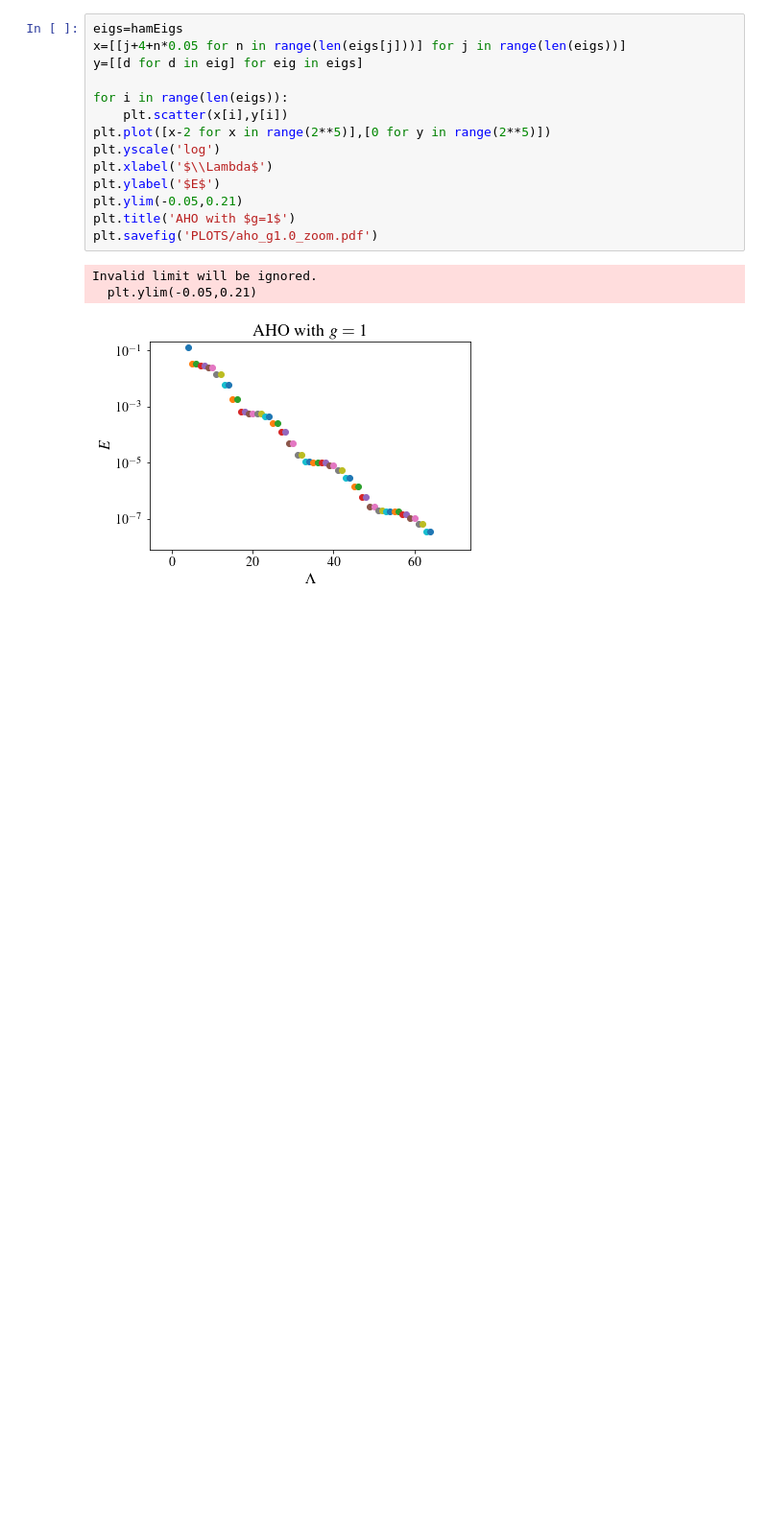
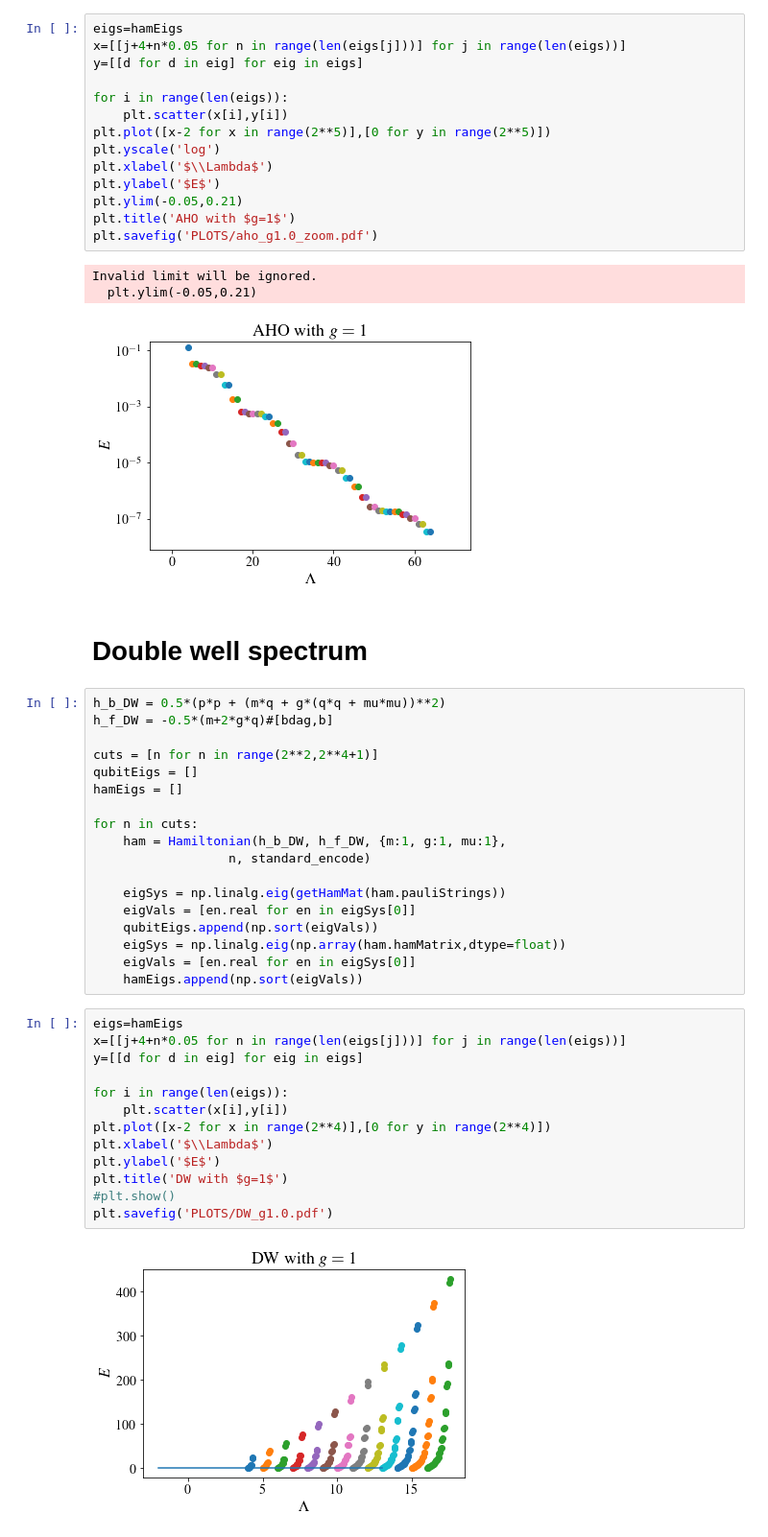
Before and after one commit to chrisculver/SUSY_QuantumComputing, a Jupyter notebook: tutorials/SpectraVSCutoff.ipynb, the cells around one changed output. Shown at 96% size. Saved outputs shown, nothing was run; the diff lists cells and outputs as text; blank space fills up the shorter version.

```diff
--- a/tutorials/ExtractingSpectra.ipynb
+++ b/tutorials/SpectraVSCutoff.ipynb
@@ -285,3 +285,38 @@ plt.savefig('PLOTS/aho_g1.0_zoom.pdf')
 Invalid limit will be ignored.
   plt.ylim(-0.05,0.21)
 [figure]
+# %% [markdown]
+# Double well spectrum
+# %%
+h_b_DW = 0.5*(p*p + (m*q + g*(q*q + mu*mu))**2)
+h_f_DW = -0.5*(m+2*g*q)#[bdag,b]
+
+cuts = [n for n in range(2**2,2**4+1)]
+qubitEigs = []
+hamEigs = []
+
+for n in cuts:
+    ham = Hamiltonian(h_b_DW, h_f_DW, {m:1, g:1, mu:1},
+                  n, standard_encode)
+
+    eigSys = np.linalg.eig(getHamMat(ham.pauliStrings))
+    eigVals = [en.real for en in eigSys[0]]
+    qubitEigs.append(np.sort(eigVals))
+    eigSys = np.linalg.eig(np.array(ham.hamMatrix,dtype=float))
+    eigVals = [en.real for en in eigSys[0]]
+    hamEigs.append(np.sort(eigVals))
+# %%
+eigs=hamEigs
+x=[[j+4+n*0.05 for n in range(len(eigs[j]))] for j in range(len(eigs))]
+y=[[d for d in eig] for eig in eigs]
+
+for i in range(len(eigs)):
+    plt.scatter(x[i],y[i])
+plt.plot([x-2 for x in range(2**4)],[0 for y in range(2**4)])
+plt.xlabel('$\\Lambda$')
+plt.ylabel('$E$')
+plt.title('DW with $g=1$')
+#plt.show()
+plt.savefig('PLOTS/DW_g1.0.pdf')
+# %% [output]
+[figure, added]
```
Also changed, not shown: parts of 2 cells of this notebook, 11 other files.
